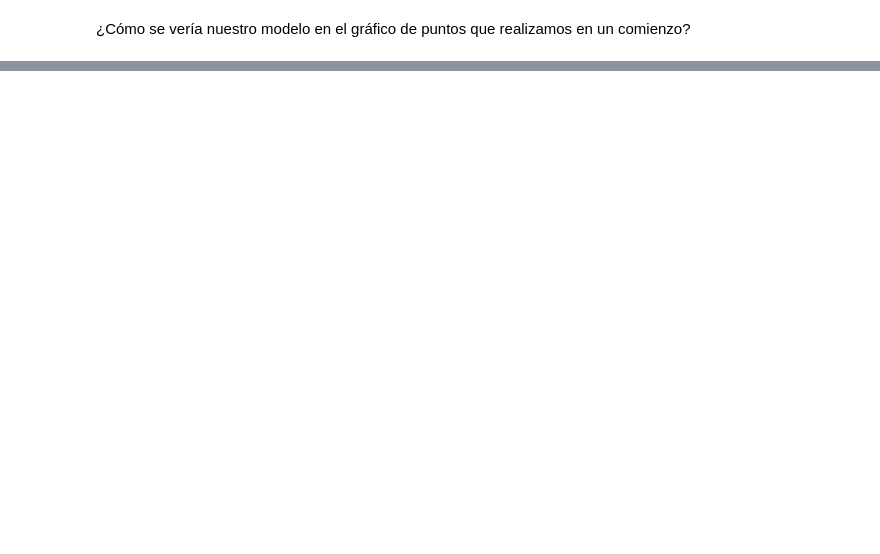
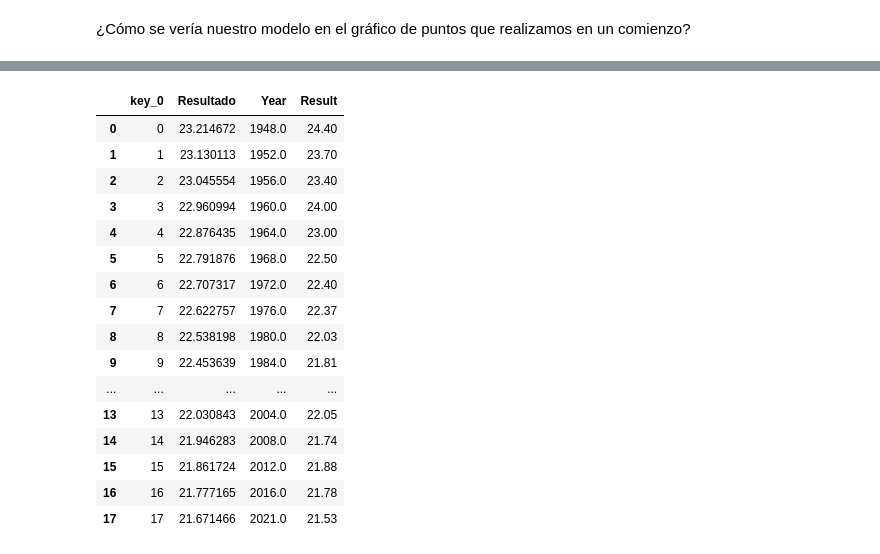
Before and after one commit to Fonteeres/IA_Ciencia_Datos, a Jupyter notebook: Semestre 4/Aprendizaje Automatico 2/Clase 2/TP2 Gradien Descent - Juegos Olímpicos.ipynb, the cells around one changed output, grey strips where cells are left out. Drawn from its saved outputs; the diff is of its cells as text; code cells hidden in the pictures; blank space fills up the shorter version.

Commit message:
termine Tp Gradient Descent

```diff
--- a/Semestre 4/Aprendizaje Automatico 2/Clase 2/TP2 Gradien Descent - Juegos Olímpicos.ipynb
+++ b/Semestre 4/Aprendizaje Automatico 2/Clase 2/TP2 Gradien Descent - Juegos Olímpicos.ipynb
@@ -70,10 +59,10 @@ Como la relación de tamaños entre los años y los tiempos es muy grande vamos
 from sklearn.preprocessing import MinMaxScaler
 # Completar el código aquí
 scaler = MinMaxScaler()
-df2 = scaler.fit_transform(df.iloc[:,:1])
-df2 = pd.DataFrame(df2).rename(columns={0:'Año'})
-df2['Resultado'] = df['Result']
-df2
+df_Normalizado = scaler.fit_transform(df_original.iloc[:,:1])
+df_Normalizado = pd.DataFrame(df_Normalizado).rename(columns={0:'Año'})
+df_Normalizado['Resultado'] = df_original['Result']
+df_Normalizado
 # %% [output]
 |  | Año | Resultado |
 | 0 | 0.000000 | 24.40 |
@@ -134,13 +101,13 @@ $$ J = \frac{1}{2m}  \displaystyle\sum_{i=1}^{m} [ h(x_{i}) - y_{i}]²  $$
 # %%
 # crear función de costo aquí
 # x será el conjunto de valores de la feature "Year"
-x = df2['Año']
+x = df_Normalizado['Año']
 # y será el conjunto de valores del target "Result"
-y= df2['Resultado']
+y = df_Normalizado['Resultado']
 # la función debe retornar un valor numérico
 
 def J(x, y, w0, w1):
-  return((((h(x,w0,w1)-y)**2).sum())/(2*df2.shape[0]))
+  return((((h(x,w0,w1)-y)**2).sum())/(2*df_Normalizado.shape[0]))
 # %%
 J(x,y,0,8)
 # %% [output]
@@ -160,8 +127,8 @@ $$ \nabla J = [\frac{1}{m}  \displaystyle\sum_{i=1}^{m}  [h(x_{i}) - y_{i}]  , \
 # Crear la función que devuelva el vector gradiente aquí
 
 def gradient(x, y, w0, w1):
-  cord1 = ((h(x,w0,w1)-y).sum())/(df2.shape[0])
-  cord2 = (((h(x,w0,w1)-y)*x).sum())/(df2.shape[0])
+  cord1 = ((h(x,w0,w1)-y).sum())/(df_Normalizado.shape[0])
+  cord2 = (((h(x,w0,w1)-y)*x).sum())/(df_Normalizado.shape[0])
   return cord1,cord2
 # %%
 gradient(x, y, 1,1)[0]
@@ -268,0 +204,10 @@ Con los datos obtenidos del algoritmo de GradientDescent colocaremos cada punto
+# %%
+# Completar código que grafique la recta h(x) sobre el scatter plot de los datos reales
+import plotly.graph_objects as go
+from plotly.subplots import make_subplots
+df_GD = GradientDescent(x,y,alpha=.5,steps=70)
+index = df_GD['J'].idxmin()
+w0 = df_GD['w0'].iloc[index]
+w1 = df_GD['w1'].iloc[index]
+df_YPredicha = pd.DataFrame(h(x, w0, w1)).rename(columns={ 'Año':'Resultado'})
+df_YPredicha
@@ -268,0 +232,21 @@ Con los datos obtenidos del algoritmo de GradientDescent colocaremos cada punto
+# %%
+df_Final = pd.merge(df_YPredicha,df_original,left_on= df_YPredicha.index,right_on=df_original.index)
+df_Final
+# %% [output]
+|  | key_0 | Resultado | Year | Result |
+| 0 | 0 | 23.214672 | 1948.0 | 24.40 |
+| 1 | 1 | 23.130113 | 1952.0 | 23.70 |
+| 2 | 2 | 23.045554 | 1956.0 | 23.40 |
+| 3 | 3 | 22.960994 | 1960.0 | 24.00 |
+| 4 | 4 | 22.876435 | 1964.0 | 23.00 |
+| 5 | 5 | 22.791876 | 1968.0 | 22.50 |
+| 6 | 6 | 22.707317 | 1972.0 | 22.40 |
+| 7 | 7 | 22.622757 | 1976.0 | 22.37 |
+| 8 | 8 | 22.538198 | 1980.0 | 22.03 |
+| 9 | 9 | 22.453639 | 1984.0 | 21.81 |
+| ... | ... | ... | ... | ... |
+| 13 | 13 | 22.030843 | 2004.0 | 22.05 |
+| 14 | 14 | 21.946283 | 2008.0 | 21.74 |
+| 15 | 15 | 21.861724 | 2012.0 | 21.88 |
+| 16 | 16 | 21.777165 | 2016.0 | 21.78 |
+| 17 | 17 | 21.671466 | 2021.0 | 21.53 |
```
Also changed, not shown: parts of 16 cells of this notebook, 2 other files.
